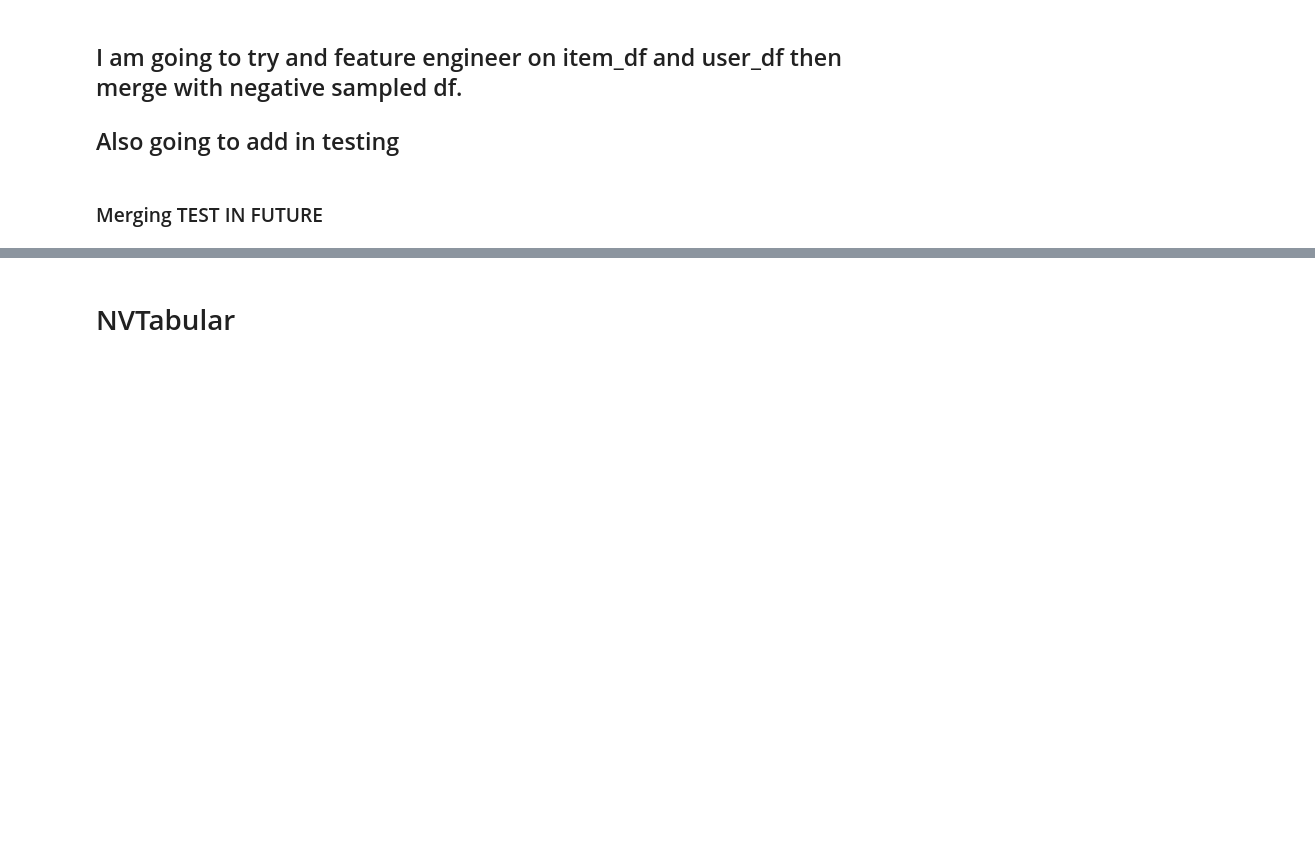
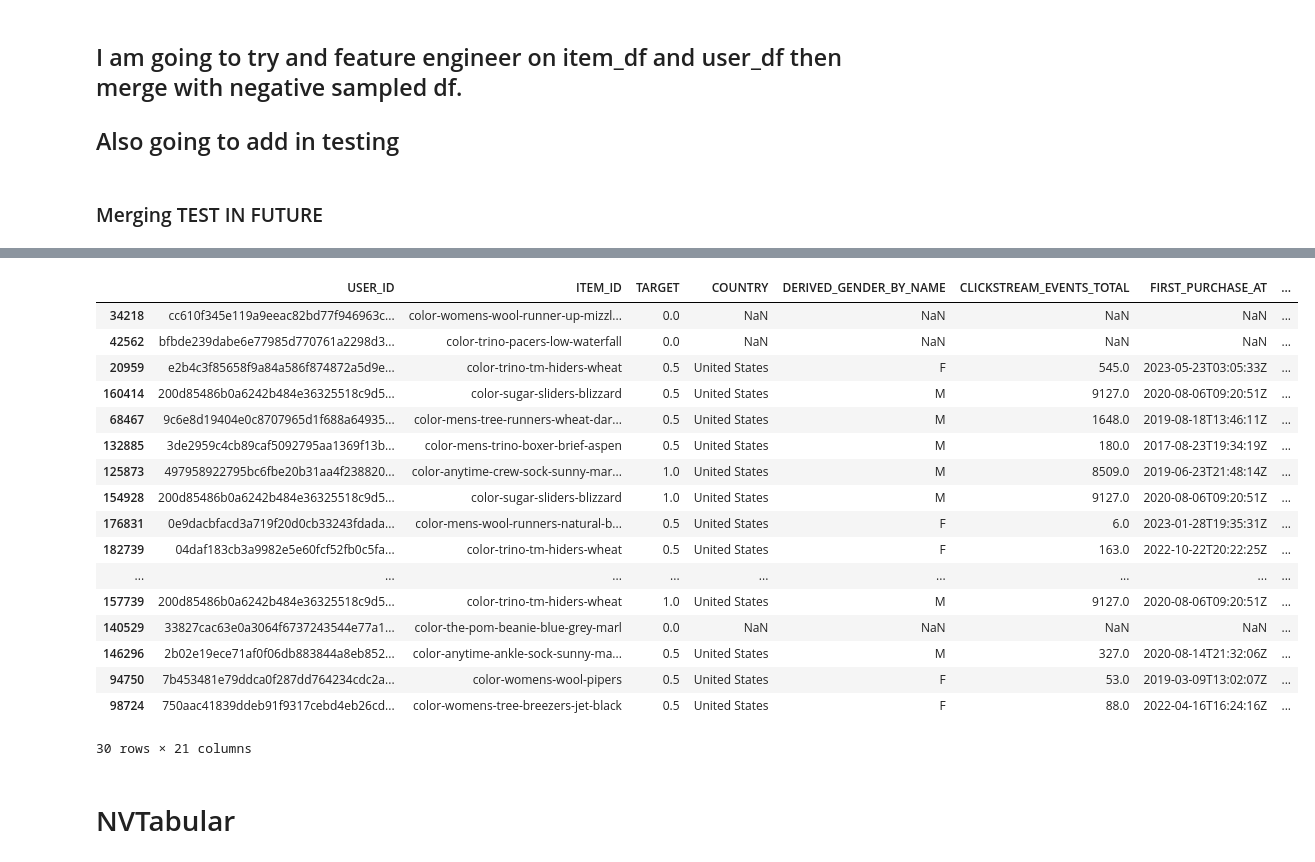
Before and after one commit to wildd96/all-recsys, a Jupyter notebook: main.ipynb, the cells around one changed output, grey strips where cells are left out. Saved outputs shown, nothing was run; the diff lists cells and outputs as text; code cells hidden in the pictures; blank space fills up the shorter version.

```diff
--- a/main.ipynb
+++ b/main.ipynb
@@ -44,3 +44,7 @@ file_path = '/Users/andrew/Desktop/projects/recsys_data/2023-10-05 9_23pm (2).cs
+# %%
+pd.set_option('display.max_columns', None)
+
+x.dtypes
 # %%
 def read_target_sample(file_path, sample_frac = 1, rand = 101, order_weight = 1, added_weight = .5):
     df = pd.read_csv(file_path).dropna()
@@ -154,0 +201,4 @@ def merge(negative_df, df):
+# %%
+pd.set_option('display.max_columns', None)
+
+df.sort_values('DaysSince')
@@ -154,0 +219,21 @@ def merge(negative_df, df):
+# %%
+merged_df.sample(30)
+# %% [output]
+|  | USER_ID | ITEM_ID | TARGET | COUNTRY | DERIVED_GENDER_BY_NAME | CLICKSTREAM_EVENTS_TOTAL | FIRST_PURCHASE_AT | ... |
+| 34218 | cc610f345e119a9eeac82bd77f946963c... | color-womens-wool-runner-up-mizzl... | 0.0 | NaN | NaN | NaN | NaN | ... |
+| 42562 | bfbde239dabe6e77985d770761a2298d3... | color-trino-pacers-low-waterfall | 0.0 | NaN | NaN | NaN | NaN | ... |
+| 20959 | e2b4c3f85658f9a84a586f874872a5d9e... | color-trino-tm-hiders-wheat | 0.5 | United States | F | 545.0 | 2023-05-23T03:05:33Z | ... |
+| 160414 | 200d85486b0a6242b484e36325518c9d5... | color-sugar-sliders-blizzard | 0.5 | United States | M | 9127.0 | 2020-08-06T09:20:51Z | ... |
+| 68467 | 9c6e8d19404e0c8707965d1f688a64935... | color-mens-tree-runners-wheat-dar... | 0.5 | United States | M | 1648.0 | 2019-08-18T13:46:11Z | ... |
+| 132885 | 3de2959c4cb89caf5092795aa1369f13b... | color-mens-trino-boxer-brief-aspen | 0.5 | United States | M | 180.0 | 2017-08-23T19:34:19Z | ... |
+| 125873 | 497958922795bc6fbe20b31aa4f238820... | color-anytime-crew-sock-sunny-mar... | 1.0 | United States | M | 8509.0 | 2019-06-23T21:48:14Z | ... |
+| 154928 | 200d85486b0a6242b484e36325518c9d5... | color-sugar-sliders-blizzard | 1.0 | United States | M | 9127.0 | 2020-08-06T09:20:51Z | ... |
+| 176831 | 0e9dacbfacd3a719f20d0cb33243fdada... | color-mens-wool-runners-natural-b... | 0.5 | United States | F | 6.0 | 2023-01-28T19:35:31Z | ... |
+| 182739 | 04daf183cb3a9982e5e60fcf52fb0c5fa... | color-trino-tm-hiders-wheat | 0.5 | United States | F | 163.0 | 2022-10-22T20:22:25Z | ... |
+| ... | ... | ... | ... | ... | ... | ... | ... | ... |
+| 157739 | 200d85486b0a6242b484e36325518c9d5... | color-trino-tm-hiders-wheat | 1.0 | United States | M | 9127.0 | 2020-08-06T09:20:51Z | ... |
+| 140529 | 33827cac63e0a3064f6737243544e77a1... | color-the-pom-beanie-blue-grey-marl | 0.0 | NaN | NaN | NaN | NaN | ... |
+| 146296 | 2b02e19ece71af0f06db883844a8eb852... | color-anytime-ankle-sock-sunny-ma... | 0.5 | United States | M | 327.0 | 2020-08-14T21:32:06Z | ... |
+| 94750 | 7b453481e79ddca0f287dd764234cdc2a... | color-womens-wool-pipers | 0.5 | United States | F | 53.0 | 2019-03-09T13:02:07Z | ... |
+| 98724 | 750aac41839ddeb91f9317cebd4eb26cd... | color-womens-tree-breezers-jet-black | 0.5 | United States | F | 88.0 | 2022-04-16T16:24:16Z | ... |
+30 rows × 21 columns
```
Also changed, not shown: parts of 19 cells of this notebook, 1 other file.
